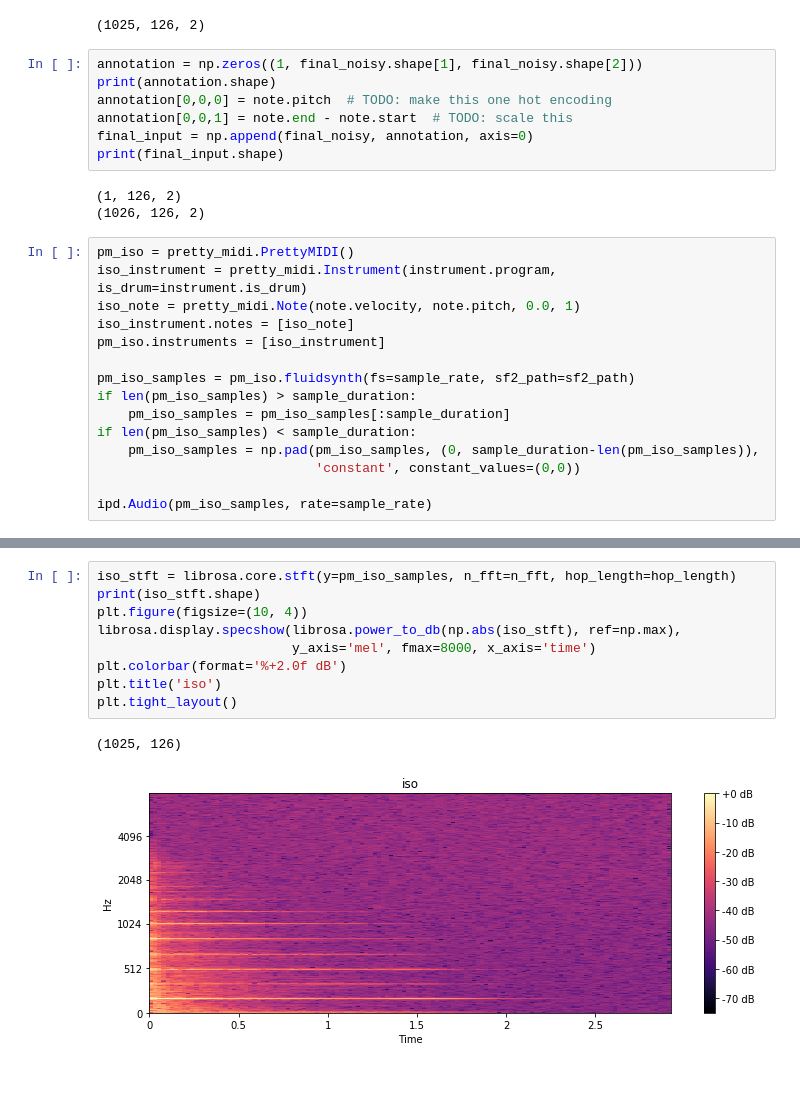
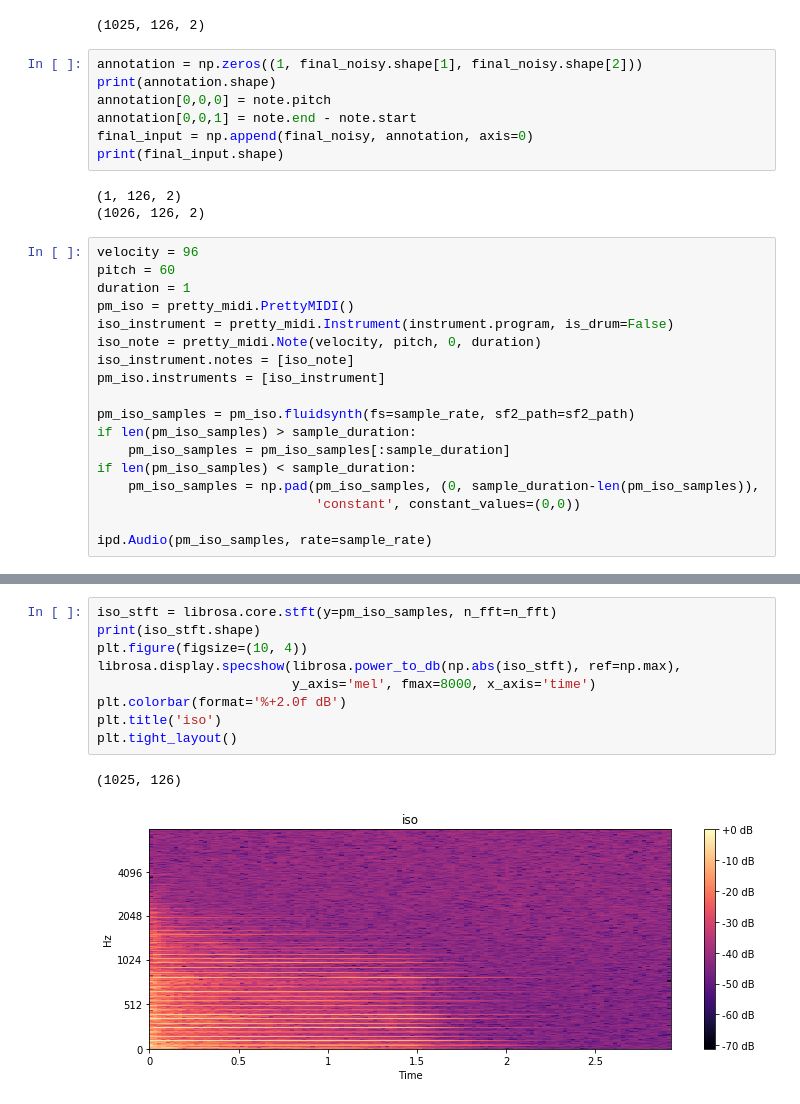
Before and after one commit to faraazn/music-transcription, a Jupyter notebook: amt/models/note_iso/iso_model_draft-4.ipynb, the cells around one changed output, grey strips where cells are left out. Saved outputs shown, nothing was run; the diff lists cells and outputs as text.

```diff
--- a/amt/models/note_iso/iso_model_draft-4.ipynb
+++ b/amt/models/note_iso/iso_model_draft-4.ipynb
@@ -84,17 +82,20 @@ print(final_noisy.shape)
 # %%
 annotation = np.zeros((1, final_noisy.shape[1], final_noisy.shape[2]))
 print(annotation.shape)
-annotation[0,0,0] = note.pitch  # TODO: make this one hot encoding
-annotation[0,0,1] = note.end - note.start  # TODO: scale this
+annotation[0,0,0] = note.pitch
+annotation[0,0,1] = note.end - note.start
 final_input = np.append(final_noisy, annotation, axis=0)
 print(final_input.shape)
 # %% [output]
 (1, 126, 2)
 (1026, 126, 2)
 # %%
+velocity = 96
+pitch = 60
+duration = 1
 pm_iso = pretty_midi.PrettyMIDI()
-iso_instrument = pretty_midi.Instrument(instrument.program, is_drum=instrument.is_drum)
-iso_note = pretty_midi.Note(note.velocity, note.pitch, 0.0, 1)
+iso_instrument = pretty_midi.Instrument(instrument.program, is_drum=False)
+iso_note = pretty_midi.Note(velocity, pitch, 0, duration)
 iso_instrument.notes = [iso_note]
 pm_iso.instruments = [iso_instrument]
 
@@ -109,17 +110,17 @@ ipd.Audio(pm_iso_samples, rate=sample_rate)
 # %% [output]
 [interactive output not drawn]
 # %%
-iso_stft = librosa.core.stft(y=pm_iso_samples, n_fft=n_fft, hop_length=hop_length)
+iso_stft = librosa.core.stft(y=pm_iso_samples, n_fft=n_fft)
 print(iso_stft.shape)
 plt.figure(figsize=(10, 4))
 librosa.display.specshow(librosa.power_to_db(np.abs(iso_stft), ref=np.max),
                          y_axis='mel', fmax=8000, x_axis='time')
 plt.colorbar(format='%+2.0f dB')
 plt.title('iso')
 plt.tight_layout()
 # %% [output]
 (1025, 126)
-[figure, old version]
+[figure, new version]
 # %%
 # convert complex numbers to magnitude and phase
 magnitude = np.abs(iso_stft)
```
Also changed, not shown: parts of 14 cells of this notebook, 4 other files.
